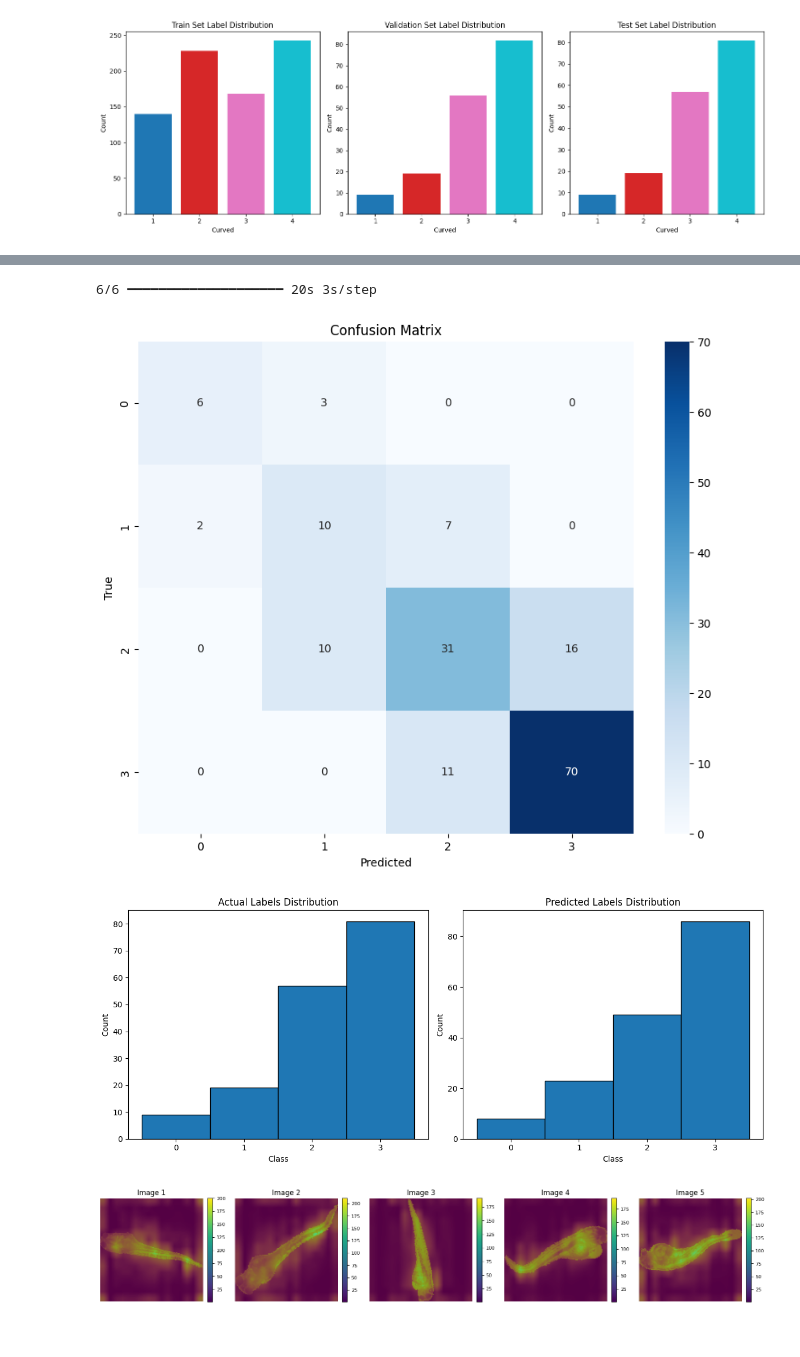
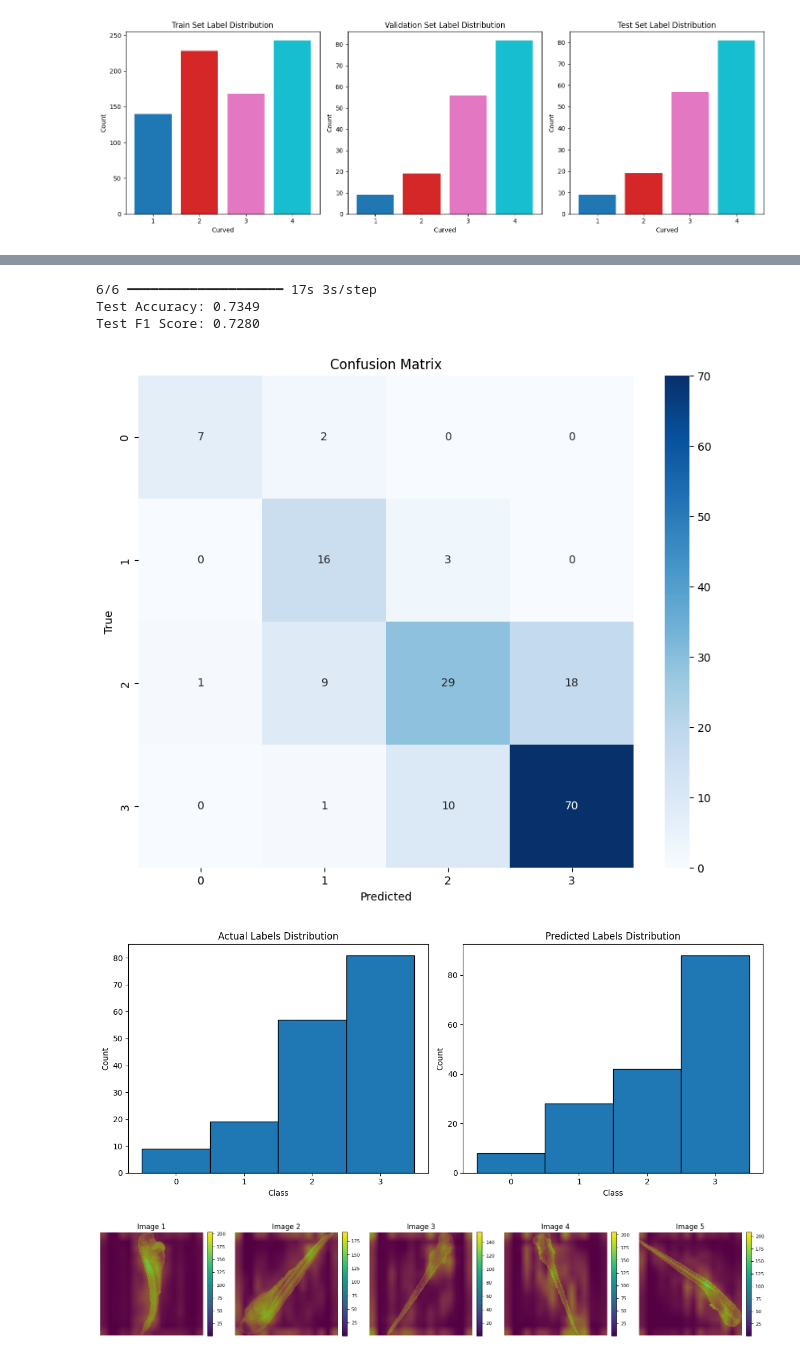
Before and after one commit to MarkDanielArndt/Zebra_Fish, a Jupyter notebook: Classification_Notebook.ipynb, the cells around one changed output, grey strips where cells are left out. Saved outputs shown, nothing was run; the diff lists cells and outputs as text; code cells hidden in the pictures.

```diff
--- a/Classification_Notebook.ipynb
+++ b/Classification_Notebook.ipynb
@@ -256,6 +269,10 @@ display_sample(df_result, 40, Columns=['Images', 'Masks', 'Processed Masked Imag
 # %%
 #Free up memory
 #Delete unnecessary columns of images and masks
+# Save the columns "Images" and "Masks" in separate variables
+images_column = df_result["Images"]
+masks_column = df_result["Masks"]
+
 df_result = df_result.drop(columns=["Images", "Masks", "Masked Images"])
 #Delete Rows with NAW in the label column
 df_result = df_result[df_result[label_name] != "NAW"]
@@ -263,0 +308,9 @@ df_result["Curved"] = df_result["Curved"].astype(int)
+# %%
+def calculate_iou(pred, target, threshold=120/255.):
+        pred = (pred > threshold).float()
+        intersection = (pred * target).sum()
+        union = pred.sum() + target.sum()
+        if union == 0:
+            return 1.0
+        else:
+            return intersection / union
@@ -460,7 +688,7 @@ val_loader = DataLoader(list(zip(val_data, val_labels)), batch_size=25, shuffle=
 test_loader = DataLoader(list(zip(test_data, test_labels)), batch_size=25, shuffle=False)
 
 # Load the pre-trained DeiT model with 224x224 resolution
-trans_model = timm.create_model('deit_small_distilled_patch16_224', pretrained=True)
+#trans_model = timm.create_model('deit_small_distilled_patch16_224', pretrained=True)
 
 # Define the optimizer and loss function
 #optimizer = Adam(trans_model.parameters(), lr=trans_learning_rate)
@@ -641,6 +869,7 @@ def plot_multiple_grad_cams(images, grad_cams):
 # %%
 from sklearn.model_selection import ParameterGrid
 from sklearn.metrics import accuracy_score
+import copy
 
 if Model_type == "CNN" and hp_tuning == True:
     # Data augmentation function
@@ -674,6 +903,7 @@ if Model_type == "CNN" and hp_tuning == True:
     # Preprocess input data for VGG16 (standardize based on ImageNet)
     X_train = preprocess_input(X_train)
     X_val = preprocess_input(X_val)
+    X_test_copy = copy.deepcopy(X_test)
     X_test = preprocess_input(X_test)
 
     # Convert labels to NumPy arrays
@@ -1007,6 +1180,12 @@ if Model_type == "CNN" and hp_tuning == False:
     test_loss, test_accuracy = model.evaluate(X_test, y_test)
     print("Test Accuracy:", test_accuracy)
 # %%
+from sklearn.metrics import accuracy_score, f1_score
+
+best_model_path = os.path.join(cnn_log_directory, 'test_model.keras')
+model = tf.keras.models.load_model(best_model_path)
+
+
 #8 Display the results
 
 #Add confusion matrix
@@ -1037,8 +1216,16 @@ plt.show()
 # Get predictions for the test set
 y_pred = model.predict(X_test)
 y_pred_classes = np.argmax(y_pred, axis=1)
+y_test_classes = np.argmax(y_test, axis=1)
 
-y_test_classes = np.argmax(y_test, axis=1)
+# Calculate test accuracy
+test_accuracy = accuracy_score(y_test_classes, y_pred_classes)
+print(f'Test Accuracy: {test_accuracy:.4f}')
+
+# Calculate test F1 score
+test_f1_score = f1_score(y_test_classes, y_pred_classes, average='weighted')
+print(f'Test F1 Score: {test_f1_score:.4f}')
+
 # Compute confusion matrix
 cm = confusion_matrix(y_test_classes, y_pred_classes)
 
@@ -1076,7 +1263,23 @@ plt.show()
 random_indices = random.sample(range(len(X_test)), 5)
 
 images = [X_test_copy[idx] for idx in random_indices]
-input_images = [preprocess_input(X_test[idx]) for idx in random_indices]
+input_images = [X_test[idx] for idx in random_indices]
 grad_cams = [generate_grad_cam(model, feature_extractor, input_image, target_layer='block5_conv3') for input_image in input_images]
 plot_multiple_grad_cams(images, grad_cams)
+
+fig, axes = plt.subplots(2, 3, figsize=(20, 20))
+
+# Get model predictions and actual labels for the selected images
+for i, idx in enumerate(random_indices):
+    image = X_test_copy[idx]
+    input_image = X_test[idx]
+    prediction = model.predict(np.expand_dims(input_image, axis=0))
+    predicted_class = np.argmax(prediction)
+    actual_class = np.argmax(y_test[idx])
+    likelihood = prediction[0][predicted_class]
+
+    axes[i//3, i%3].imshow(image / 255.0)
+    axes[i//3, i%3].set_title(f"Predicted: {predicted_class}, Actual: {actual_class}, Likelihood: {likelihood:.4f}")
+    axes[i//3, i%3].axis('off')
+plt.show()
 # %% [output]
@@ -1084,4 +1287,6 @@ plot_multiple_grad_cams(images, grad_cams)
-6/6 ━━━━━━━━━━━━━━━━━━━━ 20s 3s/step
+6/6 ━━━━━━━━━━━━━━━━━━━━ 17s 3s/step
+Test Accuracy: 0.7349
+Test F1 Score: 0.7280
 [figure]
-[figure, old version]
+[figure, new version]
-[figure, old version]
+[figure, new version]
```
Also changed, not shown: parts of 7 cells of this notebook, 9 other files.
